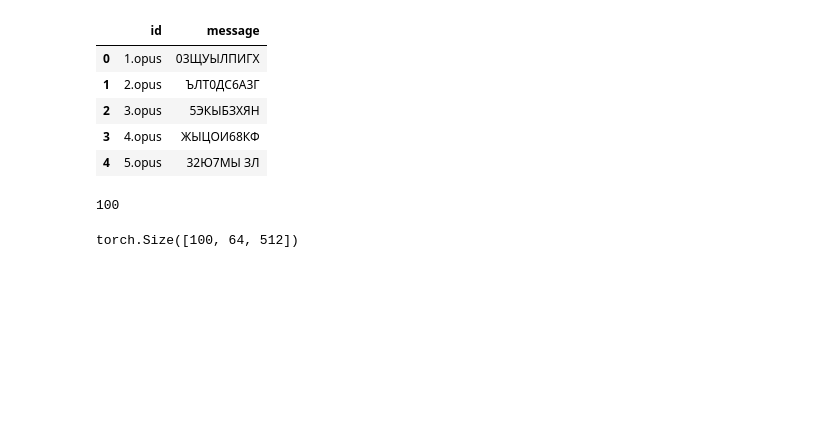
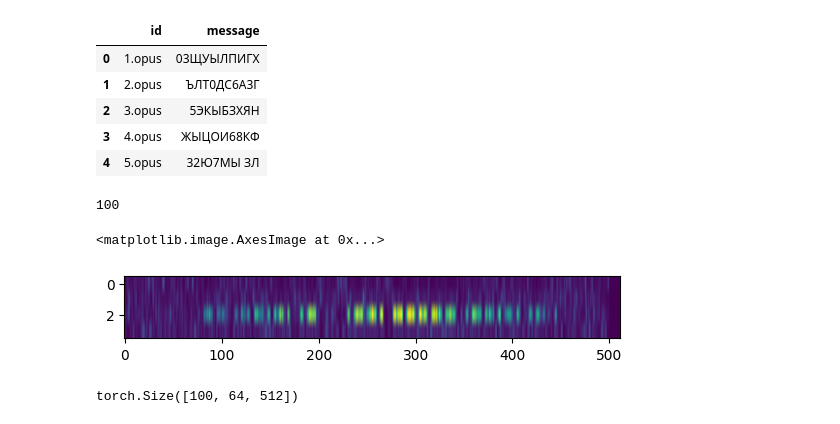
Before and after one commit to SwedishSquid/KC25_morse, a Jupyter notebook: src/design_room.ipynb, the cells around one changed output. Drawn from its saved outputs; the diff is of its cells as text; code cells hidden in the pictures; blank space fills up the shorter version.

```diff
--- a/src/design_room.ipynb
+++ b/src/design_room.ipynb
@@ -52,7 +52,8 @@ val_index = val_index[:100]
 real_val_set = read_dataset_from_files(audio_dir,
                                        filenames = full_train_df.iloc[val_index]['id'],
                                        labels=list(full_train_df.iloc[val_index]['message']),
-                                       mel_spec_transform=make_mel_pad_augmentation())
+                                       mel_spec_transform=make_compose_transform([make_mel_pad_augmentation(),
+                                                                                  make_mel_feature_extraction_transform(4)]))
 print(len(real_val_set))
 
 # real_train_set = read_dataset_from_files(audio_dir,
@@ -95,0 +65,5 @@ class PartialFlatUNetBlock(nn.Module):
+# %%
+plt.imshow(real_val_set[0][0], aspect=16)
+# %% [output]
+<matplotlib.image.AxesImage at 0x...>
+[figure, added]
```
Also changed, not shown: parts of 3 cells of this notebook, 3 other files.
